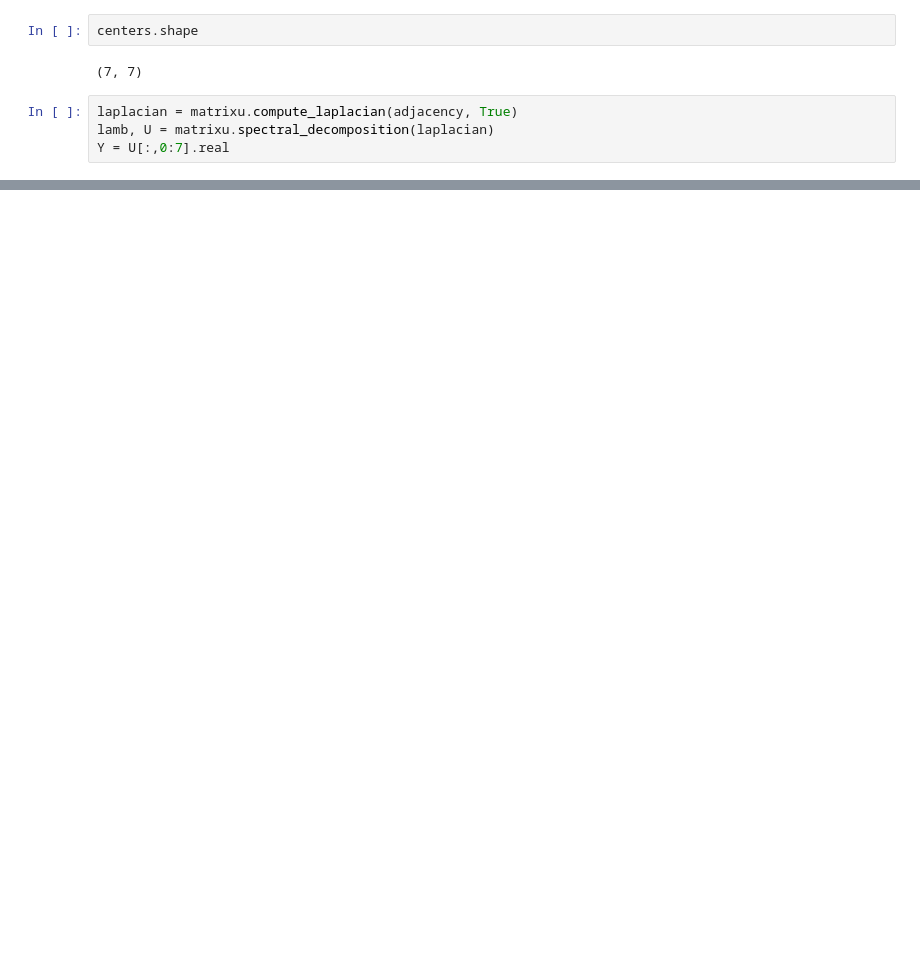
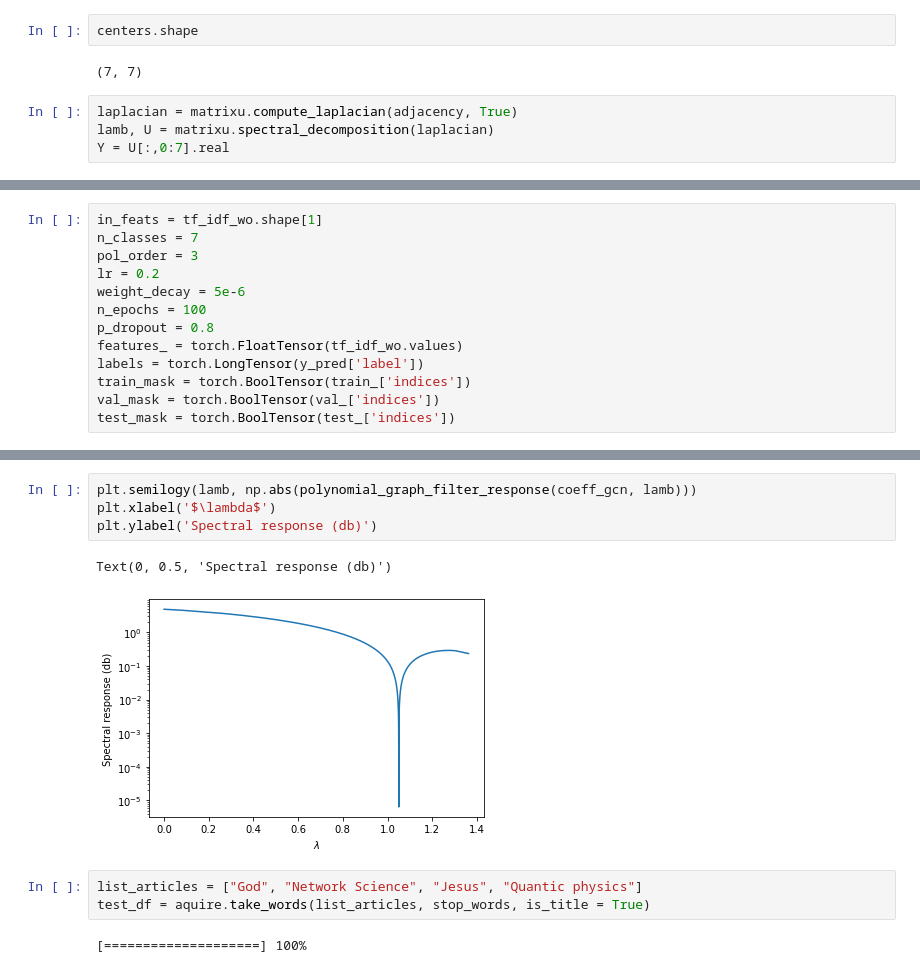
Before and after one commit to aaag97/ntds-projects, a Jupyter notebook: Project/wikipedia.ipynb, the cells around one changed output, grey strips where cells are left out. Cells and saved outputs as stored; diff of their text form; blank space fills up the shorter version.

```diff
--- a/Project/wikipedia.ipynb
+++ b/Project/wikipedia.ipynb
@@ -1112,0 +1007,13 @@ Name: Beakerhead, Length: 100, dtype: float64
+# %%
+in_feats = tf_idf_wo.shape[1]
+n_classes = 7
+pol_order = 3
+lr = 0.2
+weight_decay = 5e-6
+n_epochs = 100
+p_dropout = 0.8
+features_ = torch.FloatTensor(tf_idf_wo.values)
+labels = torch.LongTensor(y_pred['label'])
+train_mask = torch.BoolTensor(train_['indices'])
+val_mask = torch.BoolTensor(val_['indices'])
+test_mask = torch.BoolTensor(test_['indices'])
@@ -1112,0 +1084,12 @@ Name: Beakerhead, Length: 100, dtype: float64
+# %%
+plt.semilogy(lamb, np.abs(polynomial_graph_filter_response(coeff_gcn, lamb)))
+plt.xlabel('$\lambda$')
+plt.ylabel('Spectral response (db)')
+# %% [output]
+Text(0, 0.5, 'Spectral response (db)')
+[figure, added]
+# %%
+list_articles = ["God", "Network Science", "Jesus", "Quantic physics"]
+test_df = aquire.take_words(list_articles, stop_words, is_title = True)
+# %% [output]
+[====================] 100%
```
Also changed, not shown: parts of 50 cells of this notebook.
